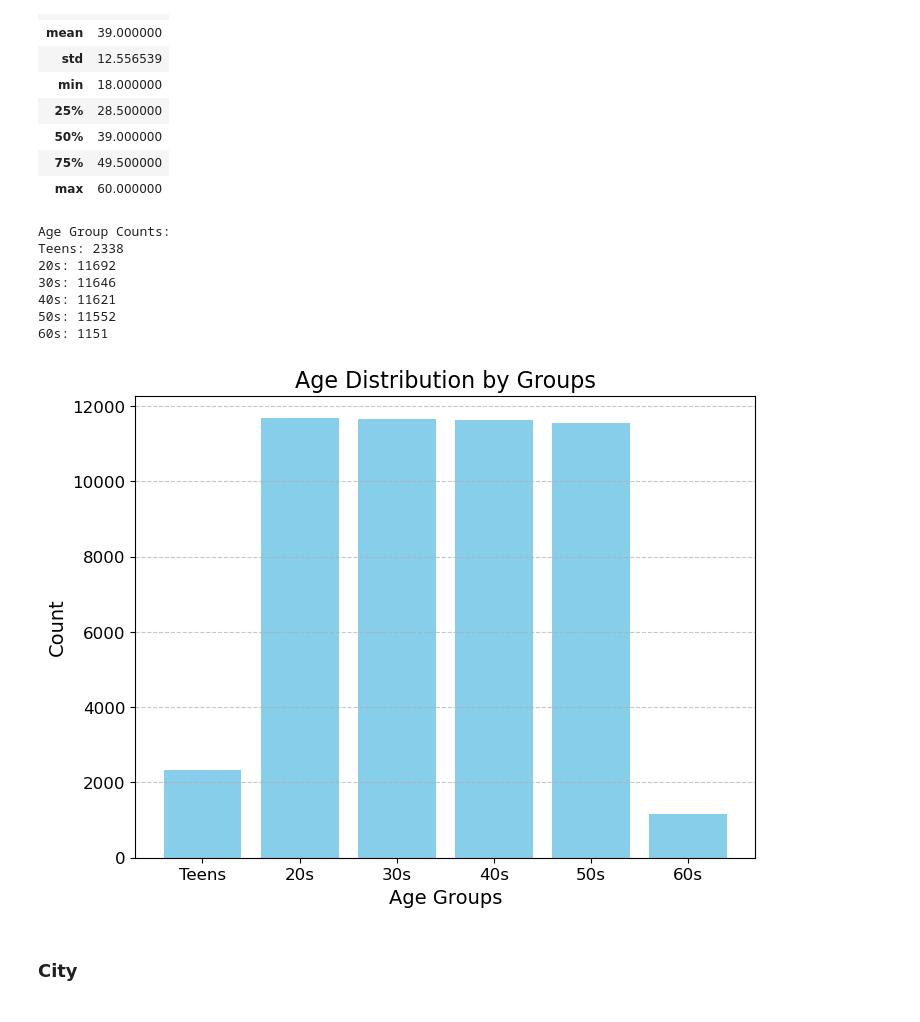
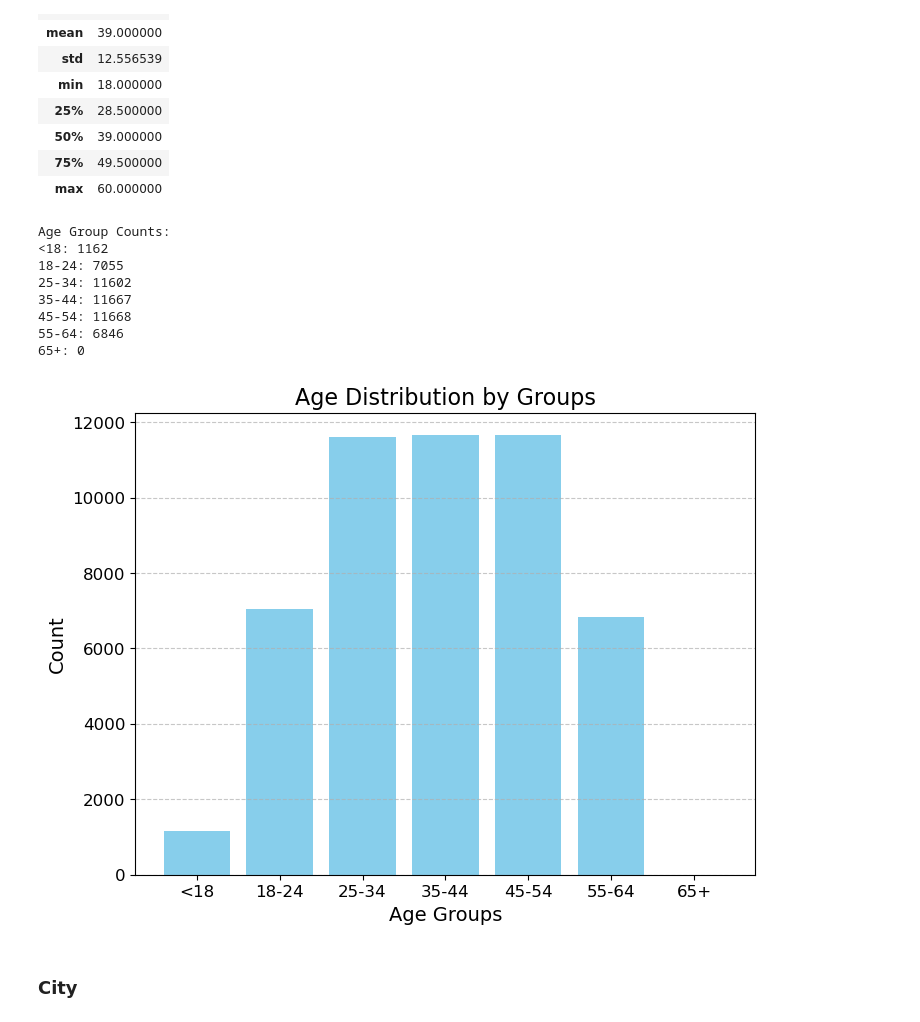
Before and after one commit to TheeLuke/Purchase-Behavior-Analysis, a Jupyter notebook: Purchase Behavior Analysis.ipynb, the cells around one changed output. Drawn from its saved outputs; the diff is of its cells as text; code cells hidden in the pictures.

```diff
--- a/Purchase Behavior Analysis.ipynb
+++ b/Purchase Behavior Analysis.ipynb
@@ -141,37 +141,38 @@ ages.describe()
 | 75% | 49.500000 |
 | max | 60.000000 |
 # %%
-bins = [10, 19, 29, 39, 49, 59, 69]  # Upper bounds for each range
-labels = ['Teens', '20s', '30s', '40s', '50s', '60s']
-
-data['Age_Group'] = pd.cut(data['Age'], bins=bins, labels=labels, right=True)
+# Create age groups
+age_bins = [0, 18, 24, 34, 44, 54, 64, 100]
+age_labels = ['<18', '18-24', '25-34', '35-44', '45-54', '55-64', '65+']
+data['Age_Group'] = pd.cut(data['Age'], bins=age_bins, labels=age_labels)
 
 age_group_counts = data['Age_Group'].value_counts().sort_index()
 
 print("Age Group Counts:")
 for group, count in age_group_counts.items():
     print(f"{group}: {count}")
 
 plt.figure(figsize=(8, 6))
 plt.bar(age_group_counts.index.astype(str), age_group_counts.values, color='skyblue')
 plt.title("Age Distribution by Groups", fontsize=16)
 plt.xlabel("Age Groups", fontsize=14)
 plt.ylabel("Count", fontsize=14)
 plt.xticks(fontsize=12)
 plt.yticks(fontsize=12)
 plt.grid(axis='y', linestyle='--', alpha=0.7)
 plt.show()
 
 # Teens & 60's are low counts because they only consist of 1-2 year age groups.
 # %% [output]
 Age Group Counts:
-Teens: 2338
-20s: 11692
-30s: 11646
-40s: 11621
-50s: 11552
-60s: 1151
+<18: 1162
+18-24: 7055
+25-34: 11602
+35-44: 11667
+45-54: 11668
+55-64: 6846
+65+: 0
-[figure, old version]
+[figure, new version]
 # %% [markdown]
 ### City
 # %%
```
Also changed, not shown: parts of 34 cells of this notebook.
